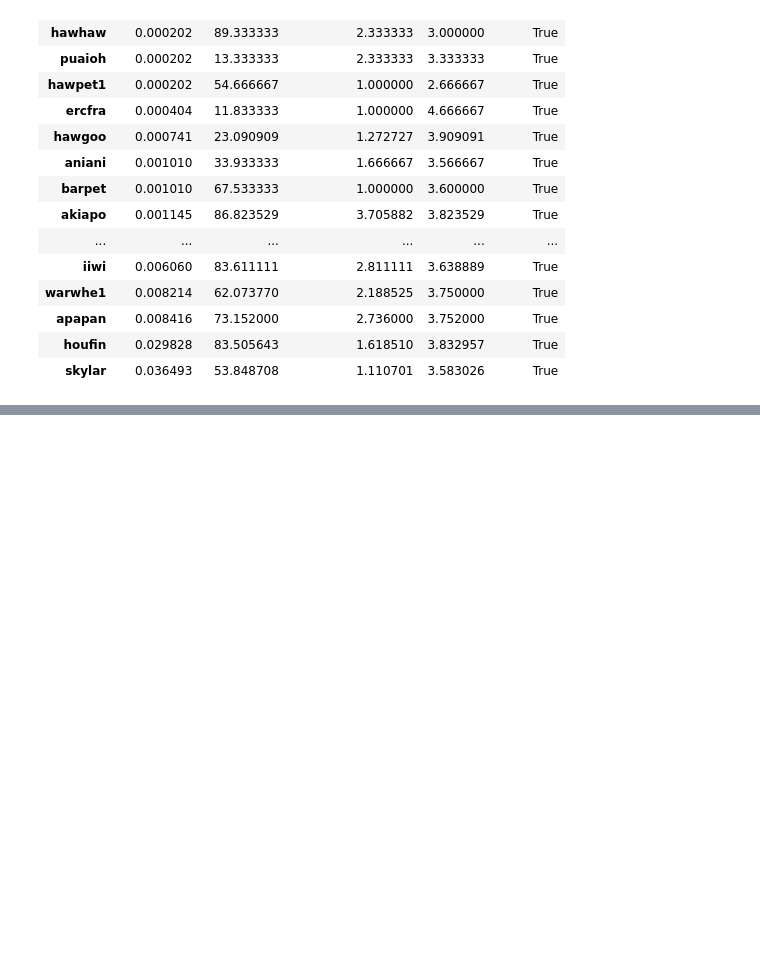
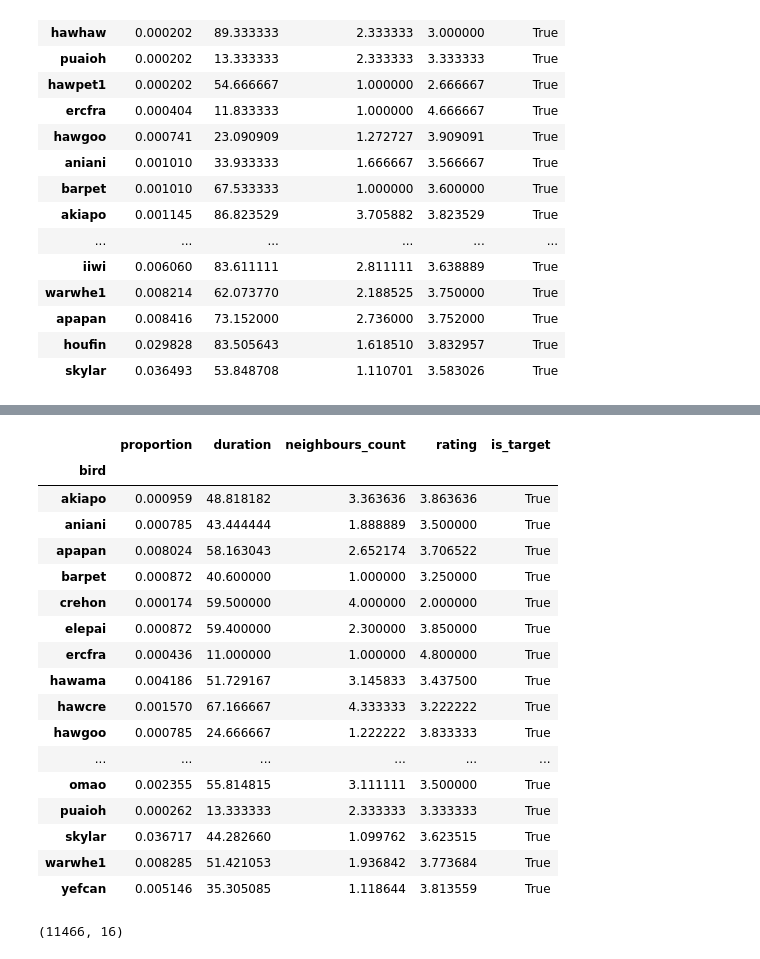
Before and after one commit to ermekaitygulov/BirdCLEF, a Jupyter notebook: StatStudy.ipynb, the cells around one changed output, grey strips where cells are left out. Saved outputs shown, nothing was run; the diff lists cells and outputs as text; code cells hidden in the pictures; blank space fills up the shorter version.

```diff
--- a/StatStudy.ipynb
+++ b/StatStudy.ipynb
@@ -175,0 +207,25 @@ train_test_split(all_meta,
+# %%
+smalldur_stat[smalldur_stat.is_target]
+# %% [output]
+|  | proportion | duration | neighbours_count | rating | is_target |
+| bird |  |  |  |  |  |
+| akiapo | 0.000959 | 48.818182 | 3.363636 | 3.863636 | True |
+| aniani | 0.000785 | 43.444444 | 1.888889 | 3.500000 | True |
+| apapan | 0.008024 | 58.163043 | 2.652174 | 3.706522 | True |
+| barpet | 0.000872 | 40.600000 | 1.000000 | 3.250000 | True |
+| crehon | 0.000174 | 59.500000 | 4.000000 | 2.000000 | True |
+| elepai | 0.000872 | 59.400000 | 2.300000 | 3.850000 | True |
+| ercfra | 0.000436 | 11.000000 | 1.000000 | 4.800000 | True |
+| hawama | 0.004186 | 51.729167 | 3.145833 | 3.437500 | True |
+| hawcre | 0.001570 | 67.166667 | 4.333333 | 3.222222 | True |
+| hawgoo | 0.000785 | 24.666667 | 1.222222 | 3.833333 | True |
+| ... | ... | ... | ... | ... | ... |
+| omao | 0.002355 | 55.814815 | 3.111111 | 3.500000 | True |
+| puaioh | 0.000262 | 13.333333 | 2.333333 | 3.333333 | True |
+| skylar | 0.036717 | 44.282660 | 1.099762 | 3.623515 | True |
+| warwhe1 | 0.008285 | 51.421053 | 1.936842 | 3.773684 | True |
+| yefcan | 0.005146 | 35.305085 | 1.118644 | 3.813559 | True |
+# %%
+smallduration_meta.shape
+# %% [output]
+(11466, 16)
```
Also changed, not shown: parts of 17 cells of this notebook, 4 other files.
